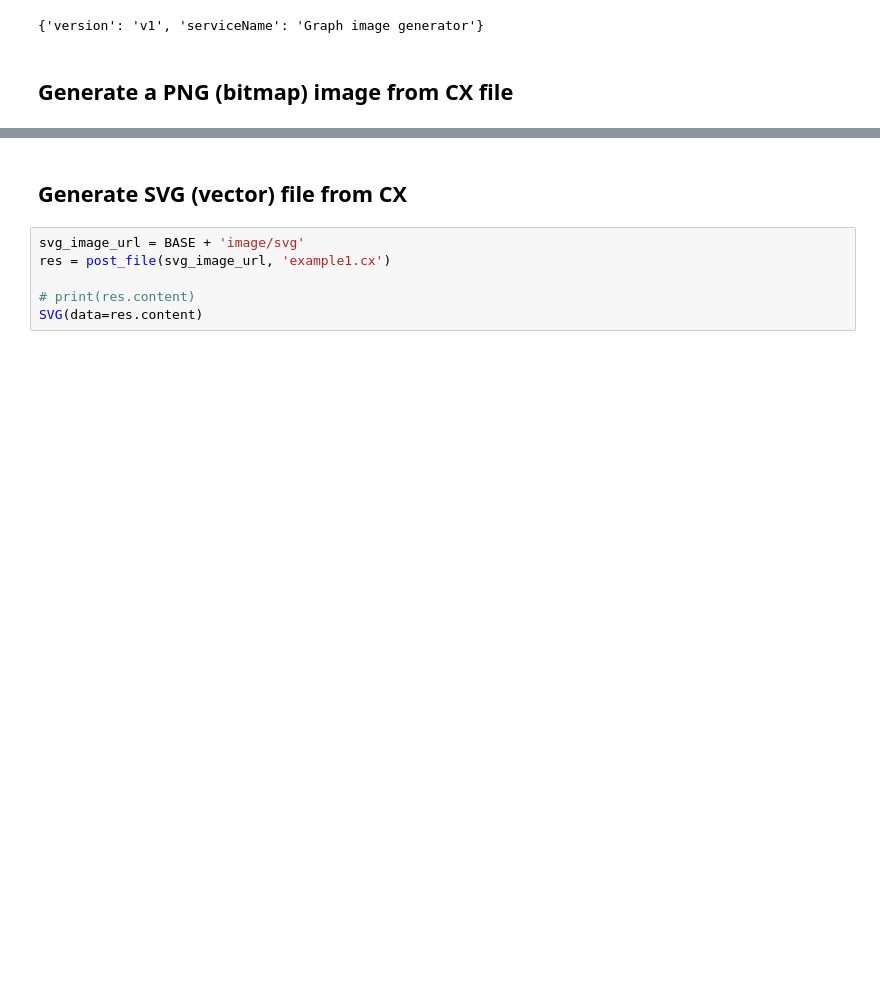
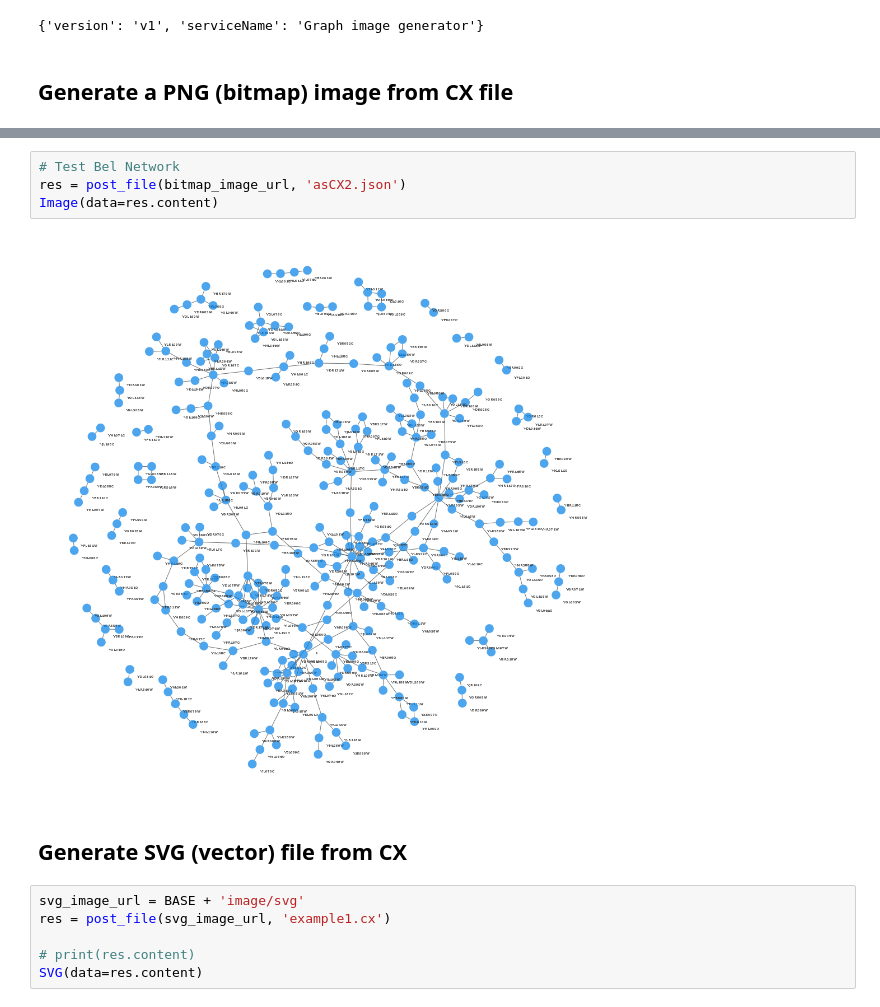
Before and after one commit to cytoscape-ci/image-generator, a Jupyter notebook: notebooks/ImageServiceTest.ipynb, the cells around one changed output, grey strips where cells are left out. Drawn from its saved outputs; the diff is of its cells as text; blank space fills up the shorter version.

```diff
--- a/notebooks/ImageServiceTest.ipynb
+++ b/notebooks/ImageServiceTest.ipynb
@@ -40,3 +39,9 @@ Image(data=res.content)
+# %%
+# Test Bel Network
+res = post_file(bitmap_image_url, 'asCX2.json')
+Image(data=res.content)
+# %% [output]
+[figure, added]
 # %% [markdown]
 ## Generate SVG (vector) file from CX
 # %%
```
Also changed, not shown: parts of 2 cells of this notebook, 6 other files.
